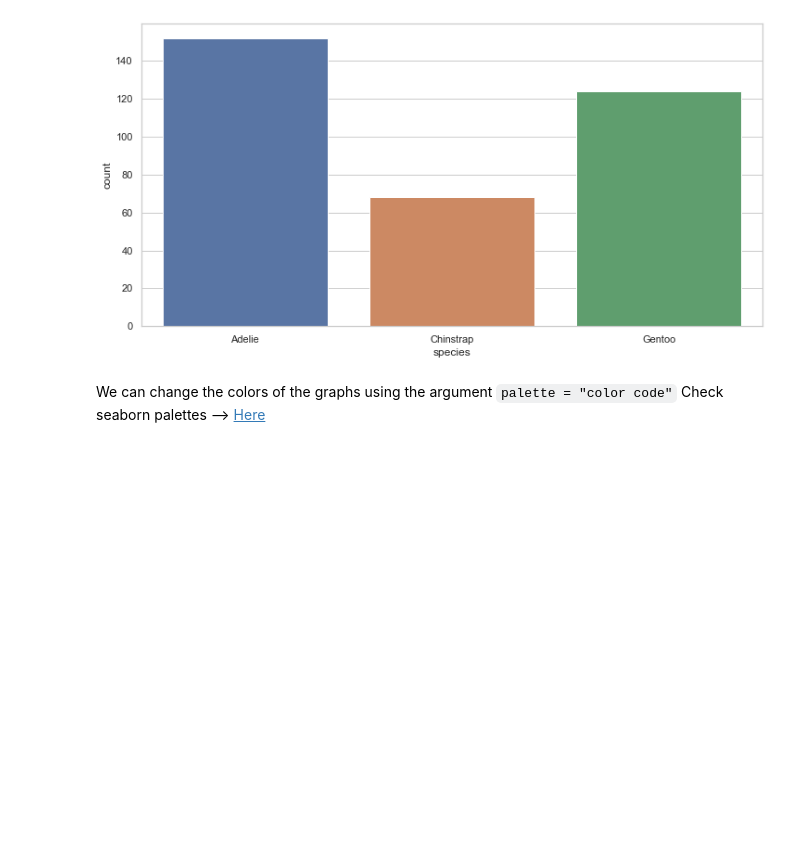
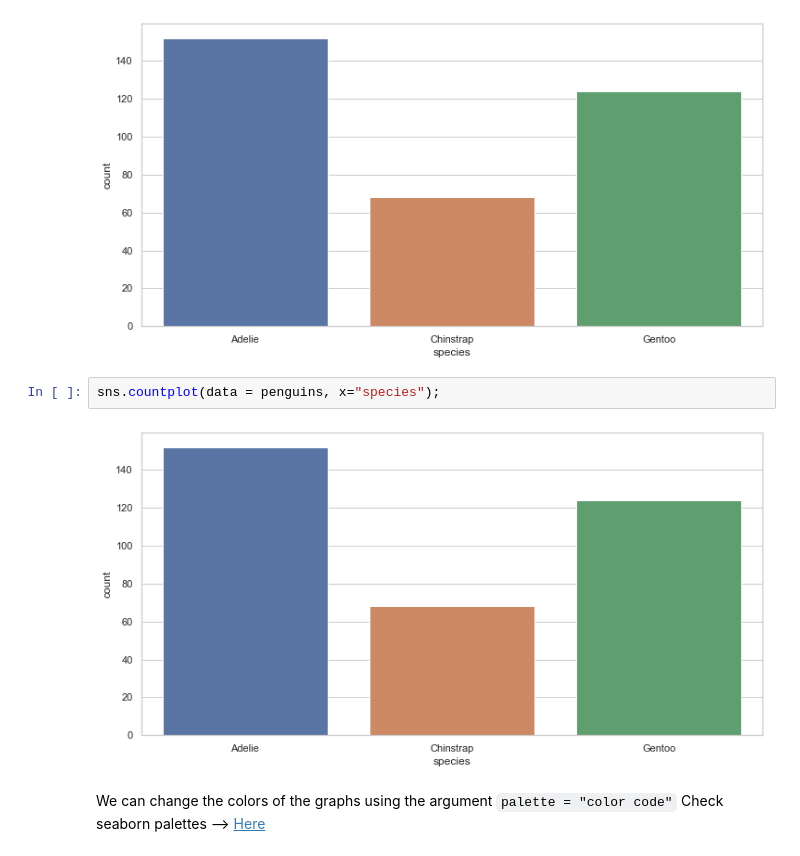
Before and after one commit to Ironhack-data-bcn-january-2024/lectures, a Jupyter notebook: week-2/4 - Visualization I - Revised.ipynb, the cells around one changed output. Saved outputs shown, nothing was run; the diff lists cells and outputs as text; blank space fills up the shorter version.

```diff
--- a/week-2/4 - Visualization I - Revised.ipynb
+++ b/week-2/4 - Visualization I - Revised.ipynb
@@ -393,6 +398,10 @@ penguins.groupby("species").agg("count")
 sns.countplot(x=penguins.species);
 # %% [output]
 [figure]
+# %%
+sns.countplot(data = penguins, x="species");
+# %% [output]
+[figure, added]
 # %% [markdown]
 We can change the colors of the graphs using the argument `palette = "color code"`
 Check seaborn palettes --> [Here](https://seaborn.pydata.org/tutorial/color_palettes.html)
```
Also changed, not shown: parts of 17 cells of this notebook.
